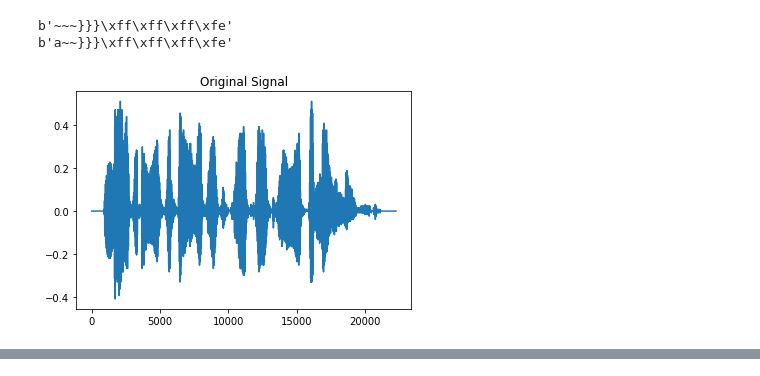
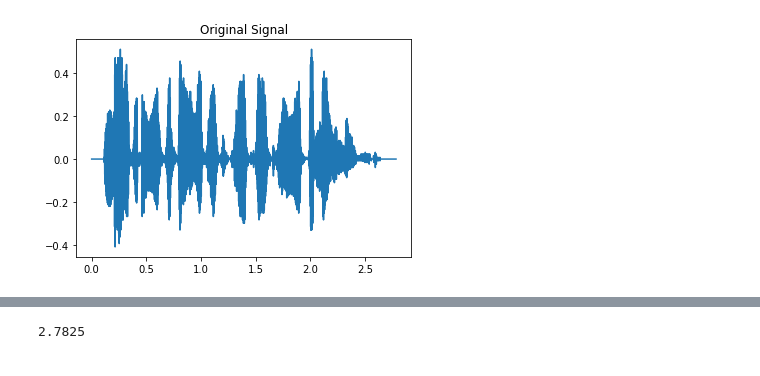
Before and after one commit to randytbushman/CovertChannel, a Jupyter notebook: Untitled.ipynb, the cells around one changed output, grey strips where cells are left out. Cells and saved outputs as stored; diff of their text form; code cells hidden in the pictures.

```diff
--- a/Untitled.ipynb
+++ b/Untitled.ipynb
@@ -12,10 +8,0 @@ def encodeCharInAudio(rawAudio, char):
-# %%
-# Open and encode raw with H as the first char
-
-rawFile = open("VoicemailRaw", "rb")  # Original voicemail file
-lines = rawFile.readlines()[0]
-print(lines[:10])
-print(encodeCharInAudio(lines, b'a')[:10])
-# %% [output]
-b'~~~}}}\xff\xff\xff\xfe'
-b'a~~}}}\xff\xff\xff\xfe'
@@ -22,17 +19,18 @@ b'a~~}}}\xff\xff\xff\xfe'
 # %%
 file = open("VoicemailASCIIHex", "r")  # Original voicemail file
 lines = file.readlines()
 
 originalIntensity = []
 for line in lines:
     originalIntensity += getAudacityFormat(line)
 
 # print(lines)
 
-plt.plot(originalIntensity)
+plt.plot(np.arange(0, len(originalIntensity))/8000, originalIntensity)
 plt.title("Original Signal")
 plt.show()
 
 Audio(np.array(originalIntensity), rate=8000)
+print(len(originalIntensity)/8000)
 # %% [output]
-[figure, old version]
+[figure, new version]
@@ -40 +37,2 @@ Audio(np.array(originalIntensity), rate=8000)
+2.7825
 # %%
```
Also changed, not shown: parts of 5 cells of this notebook.
